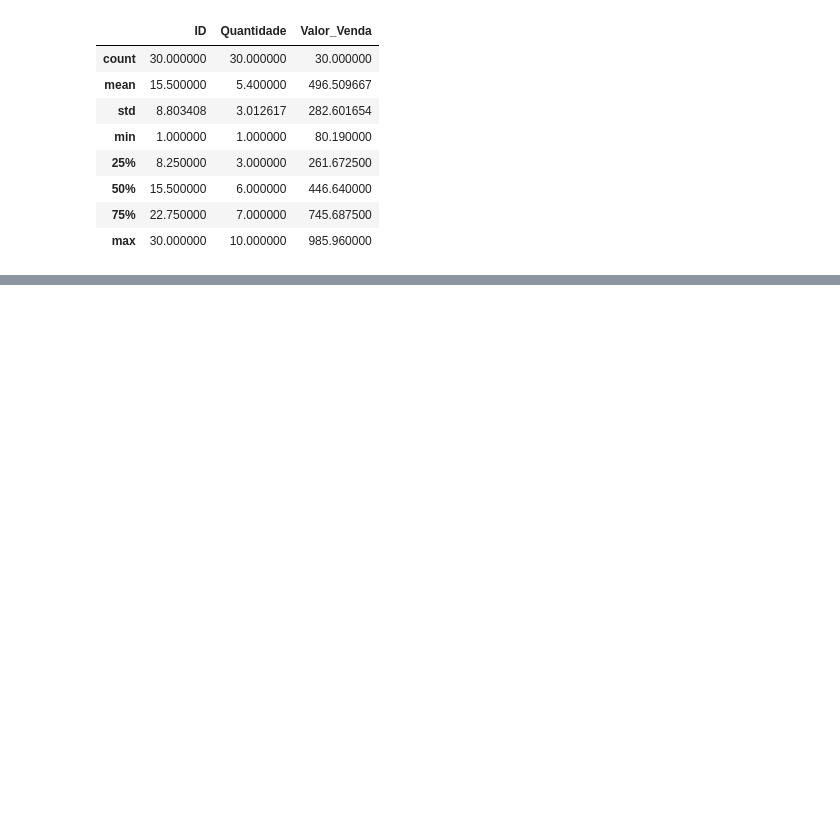
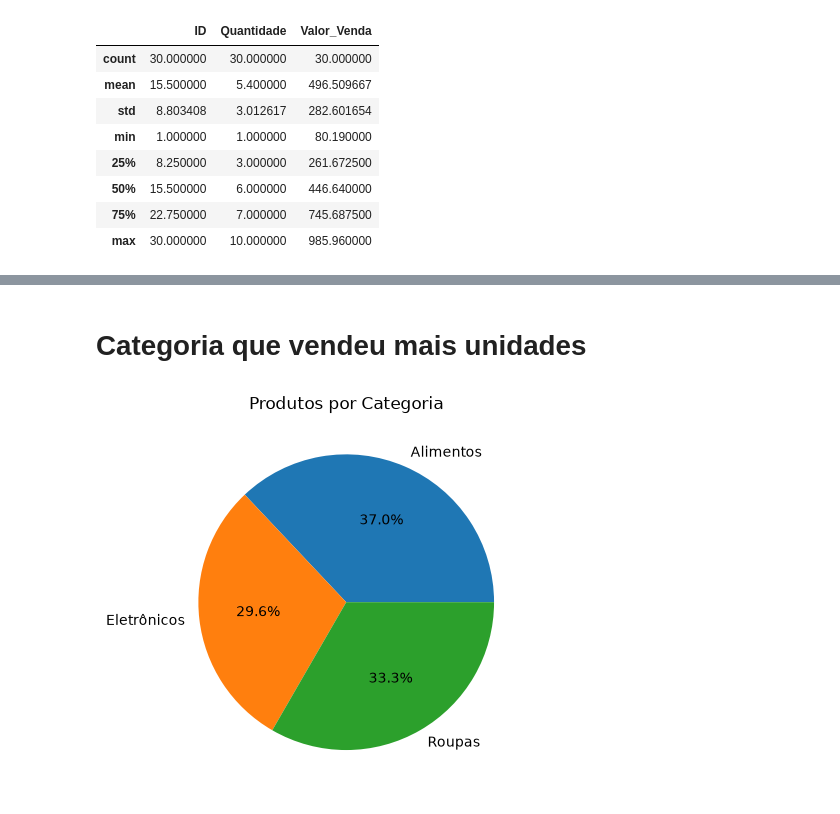
Before and after one commit to Lana230/analise_de_dados, a Jupyter notebook: atividade.ipynb, the cells around one changed output, grey strips where cells are left out. Saved outputs shown, nothing was run; the diff lists cells and outputs as text; code cells hidden in the pictures; blank space fills up the shorter version.

```diff
--- a/atividade.ipynb
+++ b/atividade.ipynb
@@ -65,0 +112,12 @@ df.describe()
+# %% [markdown]
+# Categoria que vendeu mais unidades
+# %%
+produtos_por_categoria = (
+    df.groupby("Categoria")["Quantidade"].sum().reset_index()
+)
+
+plt.pie(produtos_por_categoria["Quantidade"], labels=produtos_por_categoria["Categoria"], autopct="%1.1f%%")
+plt.title("Produtos por Categoria")
+plt.show()
+# %% [output]
+[figure, added]
```
Also changed, not shown: parts of 7 cells of this notebook.
